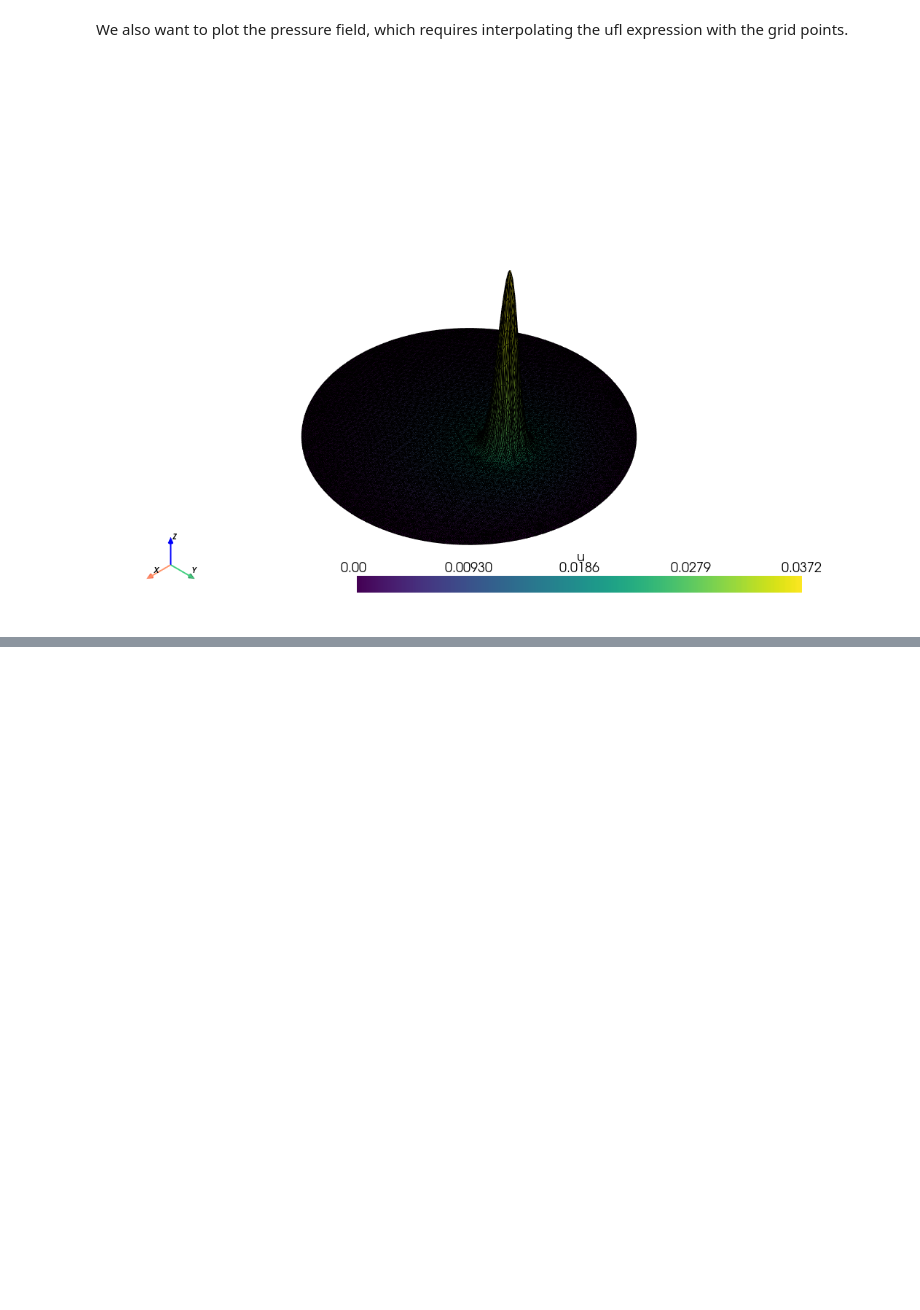
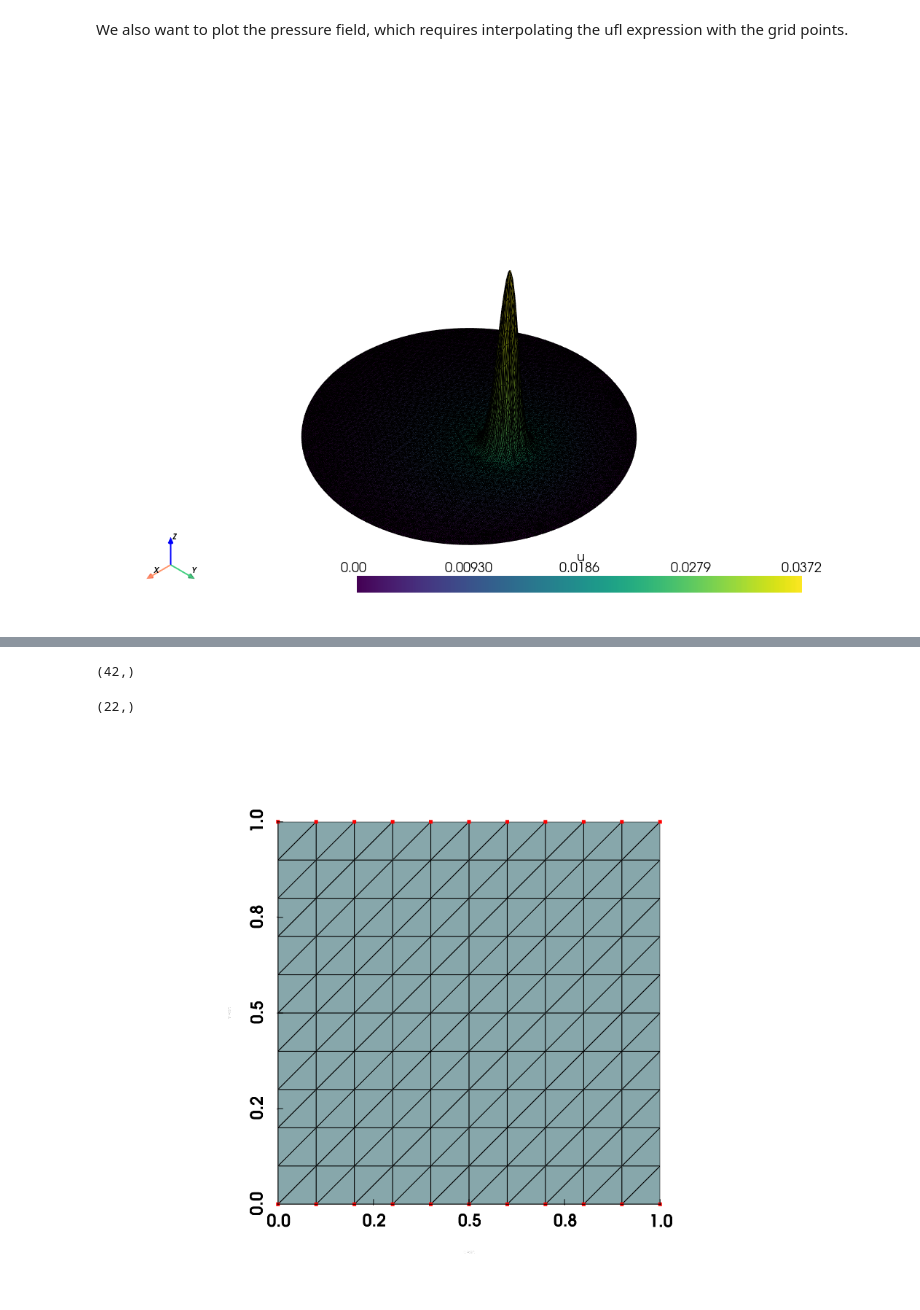
Before and after one commit to ZLoverty/fenics-learn, a Jupyter notebook: tutorials.ipynb, the cells around one changed output, grey strips where cells are left out. Cells and saved outputs as stored; diff of their text form; code cells hidden in the pictures; blank space fills up the shorter version.

```diff
--- a/tutorials.ipynb
+++ b/tutorials.ipynb
@@ -637,0 +529,21 @@ with io.XDMFFile(msh.comm, "out_mixed_poisson/u.xdmf", "w") as file:
+# %%
+from mpi4py import MPI
+from petsc4py import PETSc
+import numpy as np
+import pyvista
+
+from dolfinx.fem import Constant, Function, functionspace, assemble_scalar, dirichletbc, form, locate_dofs_geometrical
+from dolfinx.fem.petsc import assemble_matrix, assemble_vector, apply_lifting, create_vector, set_bc
+from dolfinx.io import VTXWriter
+from dolfinx.mesh import create_unit_square, locate_entities
+from dolfinx.plot import vtk_mesh
+from basix.ufl import element
+from ufl import (FacetNormal, Identity, TestFunction, TrialFunction,
+                 div, dot, ds, dx, inner, lhs, nabla_grad, rhs, sym)
+
+pyvista.set_jupyter_backend("static")
+mesh = create_unit_square(MPI.COMM_WORLD, 10, 10)
+t = 0
+T = 10
+num_steps = 500
+dt = T / num_steps
@@ -637,0 +560,28 @@ with io.XDMFFile(msh.comm, "out_mixed_poisson/u.xdmf", "w") as file:
+# %%
+def walls(x):
+    return np.logical_or(np.isclose(x[1], 0), np.isclose(x[1], 1))
+# %%
+wall_indices = locate_entities(mesh, 0, walls)
+wall_dofs = locate_dofs_geometrical(V, walls)
+u_noslip = np.array((0,) * mesh.geometry.dim, dtype=PETSc.ScalarType)
+bc_noslip = dirichletbc(u_noslip, wall_dofs, V)
+# %%
+wall_dofs.shape
+# %% [output]
+(42,)
+# %%
+qwall_dofs = locate_dofs_geometrical(Q, walls)
+qwall_dofs.shape
+# %% [output]
+(22,)
+# %%
+vtkmesh = vtk_mesh(mesh)
+grid = pyvista.UnstructuredGrid(*vtkmesh)
+pl = pyvista.Plotter()
+pl.add_mesh(grid, show_edges=True)
+pl.add_points(grid.points[wall_indices], color="red")
+pl.camera_position = "xy"
+pl.show_bounds()
+pl.show()
+# %% [output]
+[figure, added]
```
Also changed, not shown: parts of 17 cells of this notebook.
